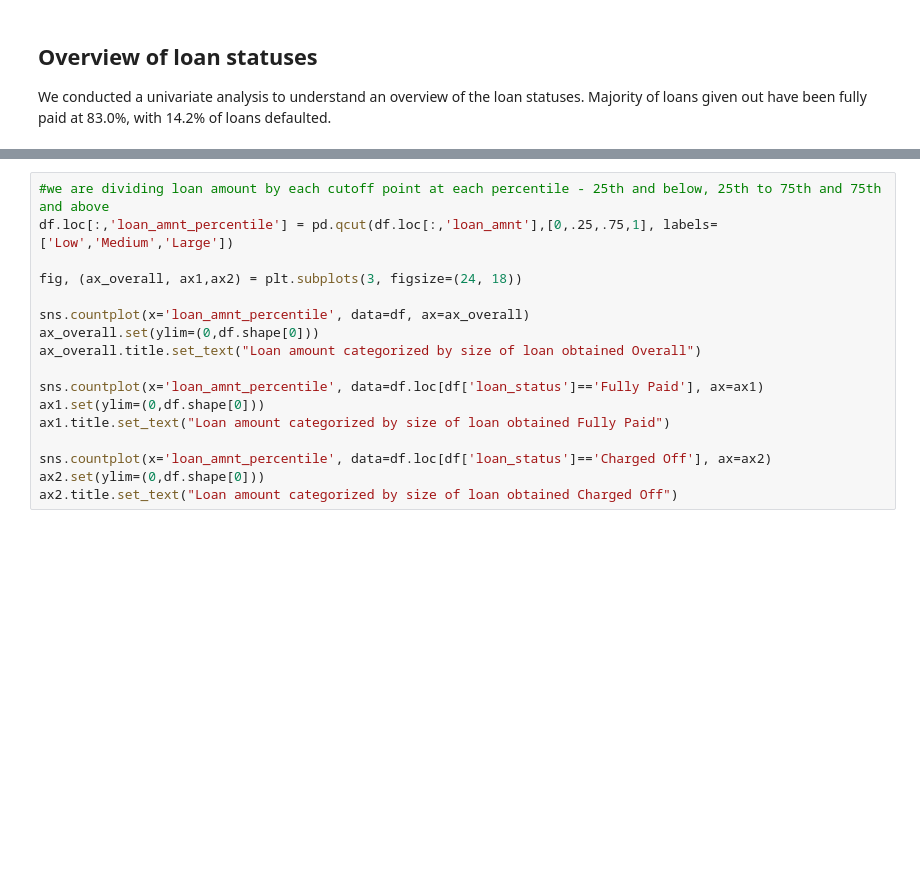
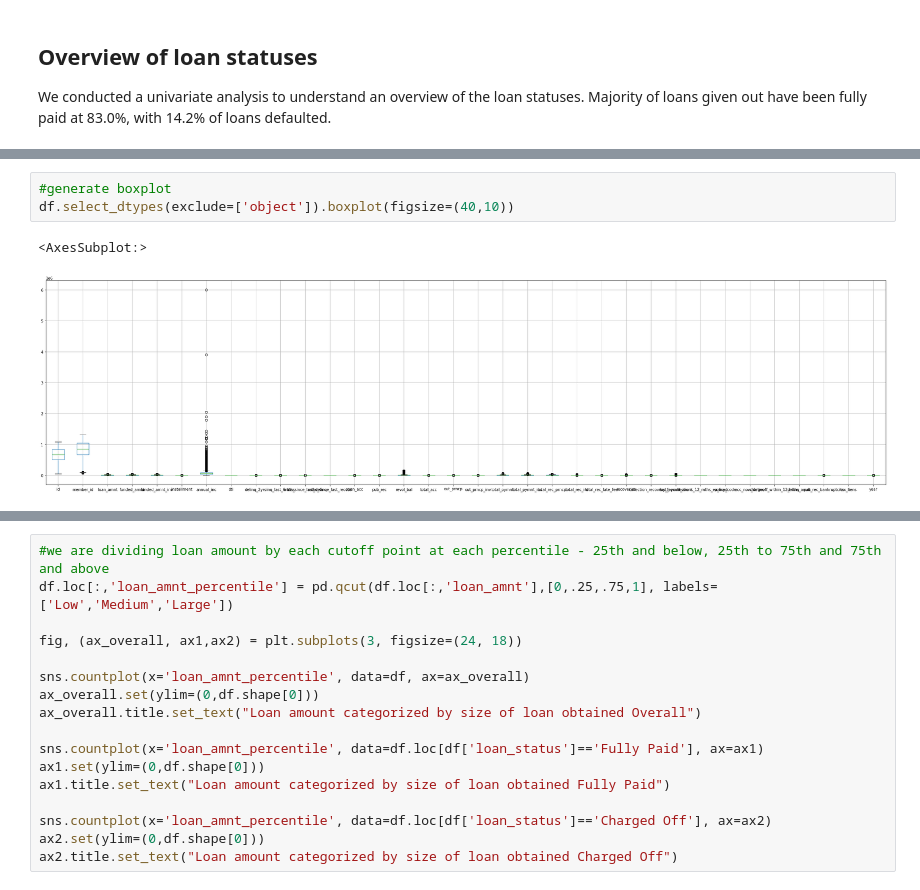
Before and after one commit to GeriNZ/lendingclub, a Jupyter notebook: Beng_Cheong_Cheong.ipynb, the cells around one changed output, grey strips where cells are left out. Saved outputs shown, nothing was run; the diff lists cells and outputs as text; blank space fills up the shorter version.

```diff
--- a/Beng_Cheong_Cheong.ipynb
+++ b/Beng_Cheong_Cheong.ipynb
@@ -231,0 +282,6 @@ Name: purpose, dtype: int64
+# %%
+#generate boxplot
+df.select_dtypes(exclude=['object']).boxplot(figsize=(40,10))
+# %% [output]
+<AxesSubplot:>
+[figure, added]
```
Also changed, not shown: parts of 43 cells of this notebook, 2 other files.
